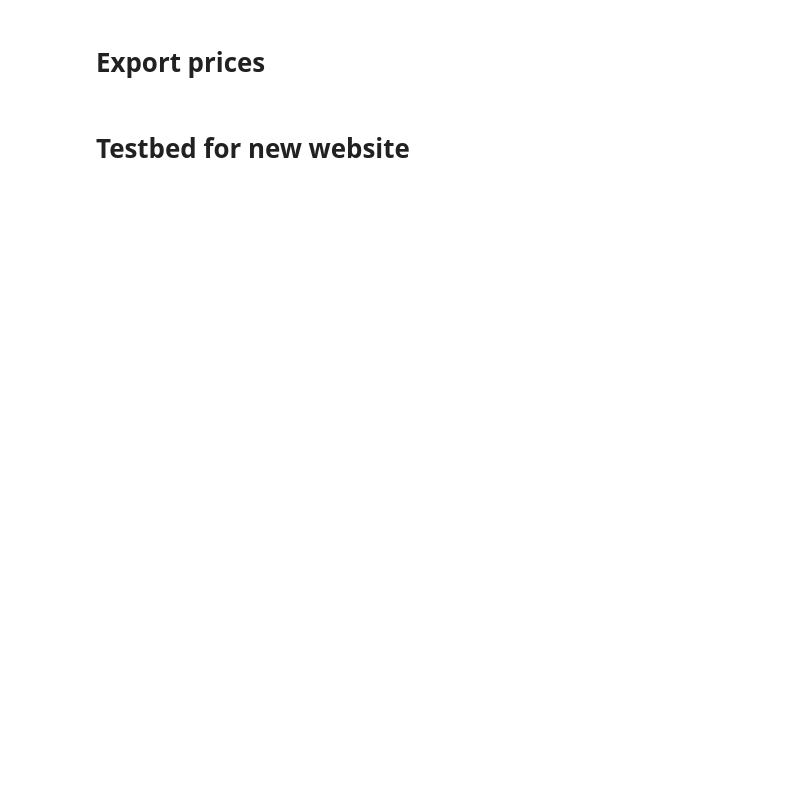
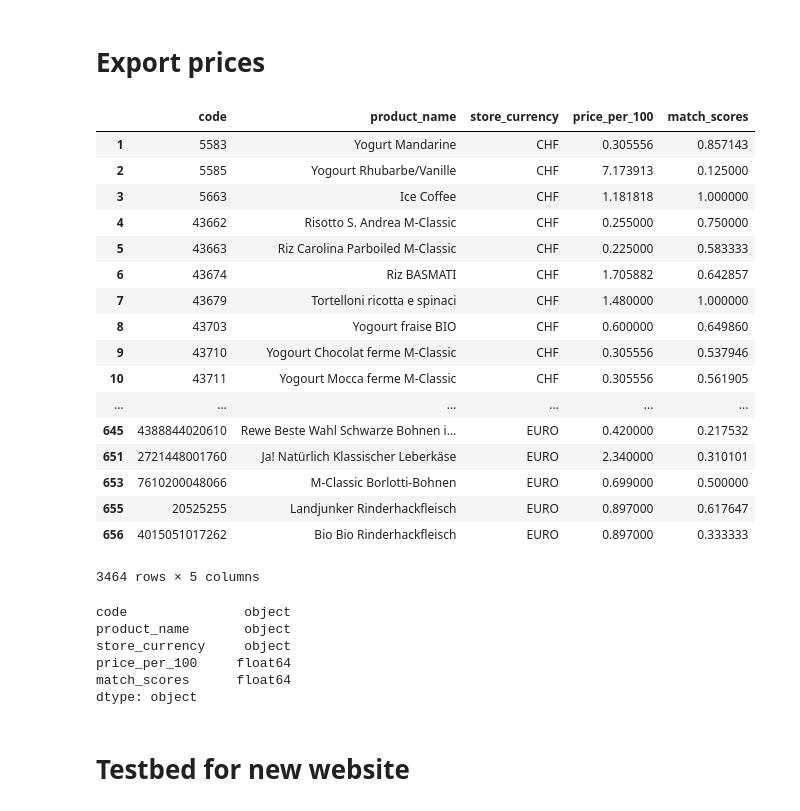
Before and after one commit to RedHotDataProject/Project_ADA, a Jupyter notebook: web_crawler/webscraper_testbed.ipynb, the cells around one changed output. Cells and saved outputs as stored; diff of their text form; code cells hidden in the pictures; blank space fills up the shorter version.

```diff
--- a/web_crawler/webscraper_testbed.ipynb
+++ b/web_crawler/webscraper_testbed.ipynb
@@ -127,7 +154,7 @@ def compute_migros_price_per_100(row):
 migros_products['store_unit'] = migros_products['store_quantity'].str.extract(r'[\d]([gmlk])')
 # %%
 
-migros_products['price_per_100'] = migros_products.apply(compute_migros_price_per_100, axis=1)
+migros_products['price_per_100g'] = migros_products.apply(compute_migros_price_per_100, axis=1)
 # %% [markdown]
 The webcrawl was automated, so oftentimes we will have selected unrelated items with our search queries. In the following, we quantify our confidence into a item referring to the product in the Open Food Facts database. Currently, we are doing this only by comparing the name strings. We would be safer, if we could also compare the categories. However, they are oftentimes in German/French, while the database is in English and the google translate python API has a bug, and the pull request is still pending (https://github.com/ssut/py-googletrans/pull/78). We are going to improve our matching method, once this issue is fixed.
 # %%
@@ -158,7 +203,7 @@ def monoprix_price_per_100(store_quantity_str):
         return np.nan
 # %%
 # Compute price per 100gr/ml
-monoprix_products['price_per_100'] = monoprix_products.store_quantity.apply(monoprix_price_per_100)
+monoprix_products['price_per_100g'] = monoprix_products.store_quantity.apply(monoprix_price_per_100)
 # %%
 # Compute confidence that the scraped item is the same as in the open food facts database
 monoprix_products['match_scores'] = monoprix_products.apply(lambda row: compute_match_score(row.product_name.lower().split(),
@@ -203,7 +267,7 @@ def compute_kaufland_price_per_100(row):
     return price_per_100
 # %%
 # Compute price per 100g
-kaufland_products['price_per_100'] = kaufland_products.apply(compute_kaufland_price_per_100, axis=1)
+kaufland_products['price_per_100g'] = kaufland_products.apply(compute_kaufland_price_per_100, axis=1)
 # %%
 # Remove quantity specifier from store name
 kaufland_products['store_name'] = kaufland_products.store_name.apply(lambda x: " ".join(x.split(" ")[0:-1]))
@@ -224,10 +307,38 @@ prices = pd.concat([migros_products[['code', 'product_name', 'store_currency', '
                     monoprix_products[['code', 'product_name', 'store_currency', 'price_per_100', 'match_scores']],
                     kaufland_products[['code', 'product_name', 'store_currency', 'price_per_100', 'match_scores']]
                    ])
+# %%
+prices
+# %% [output]
+|  | code | product_name | store_currency | price_per_100 | match_scores |
+| 1 | 5583 | Yogurt Mandarine | CHF | 0.305556 | 0.857143 |
+| 2 | 5585 | Yogourt Rhubarbe/Vanille | CHF | 7.173913 | 0.125000 |
+| 3 | 5663 | Ice Coffee | CHF | 1.181818 | 1.000000 |
+| 4 | 43662 | Risotto S. Andrea M-Classic | CHF | 0.255000 | 0.750000 |
+| 5 | 43663 | Riz Carolina Parboiled M-Classic | CHF | 0.225000 | 0.583333 |
+| 6 | 43674 | Riz BASMATI | CHF | 1.705882 | 0.642857 |
+| 7 | 43679 | Tortelloni ricotta e spinaci | CHF | 1.480000 | 1.000000 |
+| 8 | 43703 | Yogourt fraise BIO | CHF | 0.600000 | 0.649860 |
+| 9 | 43710 | Yogourt Chocolat ferme M-Classic | CHF | 0.305556 | 0.537946 |
+| 10 | 43711 | Yogourt Mocca ferme M-Classic | CHF | 0.305556 | 0.561905 |
+| ... | ... | ... | ... | ... | ... |
+| 645 | 4388844020610 | Rewe Beste Wahl Schwarze Bohnen i... | EURO | 0.420000 | 0.217532 |
+| 651 | 2721448001760 | Ja! Natürlich Klassischer Leberkäse | EURO | 2.340000 | 0.310101 |
+| 653 | 7610200048066 | M-Classic Borlotti-Bohnen | EURO | 0.699000 | 0.500000 |
+| 655 | 20525255 | Landjunker Rinderhackfleisch | EURO | 0.897000 | 0.617647 |
+| 656 | 4015051017262 | Bio Bio Rinderhackfleisch | EURO | 0.897000 | 0.333333 |
+3464 rows × 5 columns
 # %%
 # Only export items with a credible match score (threhsold found from trial and error)
 prices_filtered = prices[prices['match_scores']>0.0]
 prices_filtered.dtypes
+# %% [output]
+code               object
+product_name       object
+store_currency     object
+price_per_100     float64
+match_scores      float64
+dtype: object
 # %%
 file_name = './data/prices.csv'
 prices_filtered.set_index('code').to_csv(file_name)
```
Also changed, not shown: parts of 5 cells of this notebook, 12 other files.
